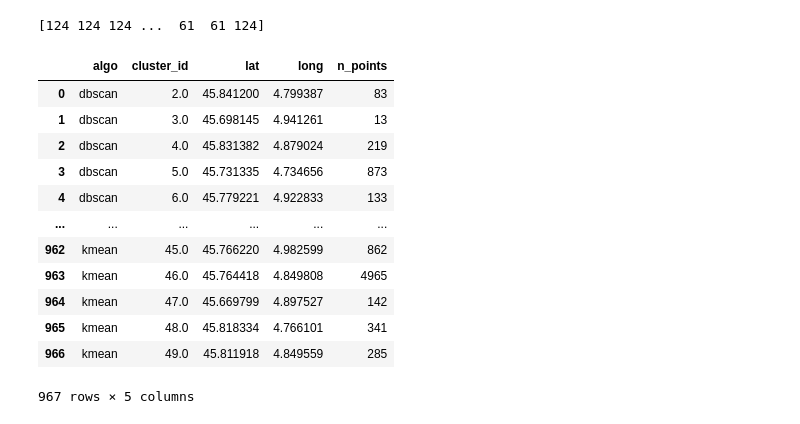
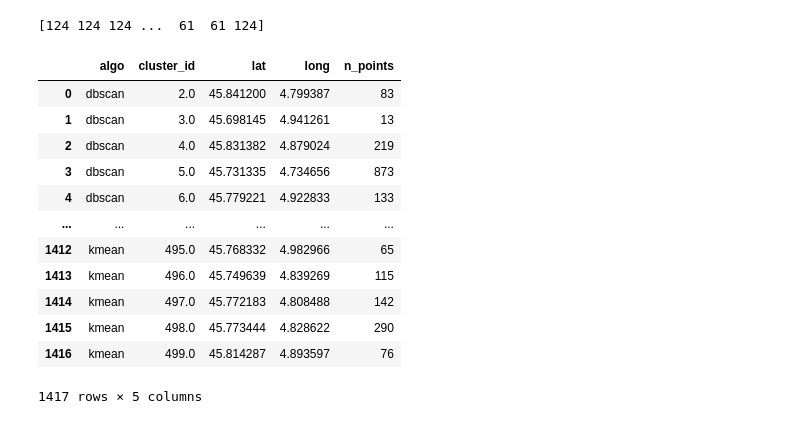
Before and after one commit to Jhouny/Flickr-Clustering, a Jupyter notebook: notebooks/clustering.ipynb, the cells around one changed output. Saved outputs shown, nothing was run; the diff lists cells and outputs as text; code cells hidden in the pictures.

```diff
--- a/notebooks/clustering.ipynb
+++ b/notebooks/clustering.ipynb
@@ -188,7 +198,8 @@ Refining cluster 0 with 140899 points.
 # %%
 eps = 0.002
+count = sum(labels_dbscan == 1)
 iterating_labels = labels_dbscan.copy()
-while(count > 5000):
+while(count > 10000):
     eps = eps/2
 
     iterating_labels, count = refine_largest_dbscan_cluster(X,
@@ -197,8 +208,9 @@ while(count > 5000):
         label_offset=iterating_labels.max()+1)
 
 plot_model(dbscan_clusterer, label_list=iterating_labels, X=X)
-
-print(len(set(iterating_labels)) - (1 if -1 in iterating_labels else 0))
+print("Number of clusters:", len(set(iterating_labels)) - (1 if -1 in iterating_labels else 0))
+print("Cluster labels:", set(iterating_labels))
+print(sum(iterating_labels==1))
 # %% [output]
 Refining cluster 1000 with 132796 points.
 Refining cluster 1083 with 115693 points.
@@ -225,8 +235,8 @@ Next, we have hierarchical clustering. This method starts off by computing a dis
 # cluster_selection_epsilon defines the distance to include a point in a cluster set
 # n_jobs parallelises the calculation. -1 means use all processors
 # store_centers="centroid" to store avg of a cluster
-hdbscan_clusterer = HDBSCAN(min_cluster_size=10, metric='euclidean', cluster_selection_epsilon=0.003, copy=True, n_jobs=-1)
-hdbscan_clusterer.fit(X)
+hdbscan_clusterer = HDBSCAN()
+hdbscan_clusterer.fit_predict(X)
 labels_hdbscan = hdbscan_clusterer.labels_
 
 plot_model(hdbscan_clusterer, label_list=labels_hdbscan, X=X)
@@ -315,7 +325,7 @@ As both KMeans and MiniBatchKMeans optimize a non-convex objective function, the
 # %%
 # n_clustersint, default=8 -> fixes the amount of clusters
 # max_iter -> nb of max iterations for a single run (only one run in Kmeans++, n_init for Kmeans)
-km_clustering = KMeans(init="k-means++", n_clusters=50, random_state=0)
+km_clustering = KMeans(init="k-means++", n_clusters=500, random_state=0)
 
 km_clustering.fit_predict(X)
 
@@ -608,21 +655,21 @@ def extract_cluster_centroids(
 # %% [output]
 [124 124 124 ...  61  61 124]
 # %%
-models = [dbscan_clusterer, km_clustering]
-labels_dict = {dbscan_clusterer: iterating_labels, km_clustering: km_clustering.labels_}
-#write_predictions(path="../data/test.csv",models=models, labels_dict=labels_dict, X=sample)
+models = [hdbscan_clusterer]
+labels_dict = {hdbscan_clusterer: labels_hdbscan}
+write_predictions(path="../data/predictions.csv",models=models, labels_dict=labels_dict, X=sample)
 extract_cluster_centroids(path="../data/centroids.csv",models=models, labels_dict=labels_dict, X=sample)
 # %% [output]
 |  | algo | cluster_id | lat | long | n_points |
 | 0 | dbscan | 2.0 | 45.841200 | 4.799387 | 83 |
 | 1 | dbscan | 3.0 | 45.698145 | 4.941261 | 13 |
 | 2 | dbscan | 4.0 | 45.831382 | 4.879024 | 219 |
 | 3 | dbscan | 5.0 | 45.731335 | 4.734656 | 873 |
 | 4 | dbscan | 6.0 | 45.779221 | 4.922833 | 133 |
 | ... | ... | ... | ... | ... | ... |
-| 962 | kmean | 45.0 | 45.766220 | 4.982599 | 862 |
-| 963 | kmean | 46.0 | 45.764418 | 4.849808 | 4965 |
-| 964 | kmean | 47.0 | 45.669799 | 4.897527 | 142 |
-| 965 | kmean | 48.0 | 45.818334 | 4.766101 | 341 |
-| 966 | kmean | 49.0 | 45.811918 | 4.849559 | 285 |
+| 1412 | kmean | 495.0 | 45.768332 | 4.982966 | 65 |
+| 1413 | kmean | 496.0 | 45.749639 | 4.839269 | 115 |
+| 1414 | kmean | 497.0 | 45.772183 | 4.808488 | 142 |
+| 1415 | kmean | 498.0 | 45.773444 | 4.828622 | 290 |
+| 1416 | kmean | 499.0 | 45.814287 | 4.893597 | 76 |
-967 rows × 5 columns
+1417 rows × 5 columns
```
Also changed, not shown: parts of 8 cells of this notebook, 2 other files.
